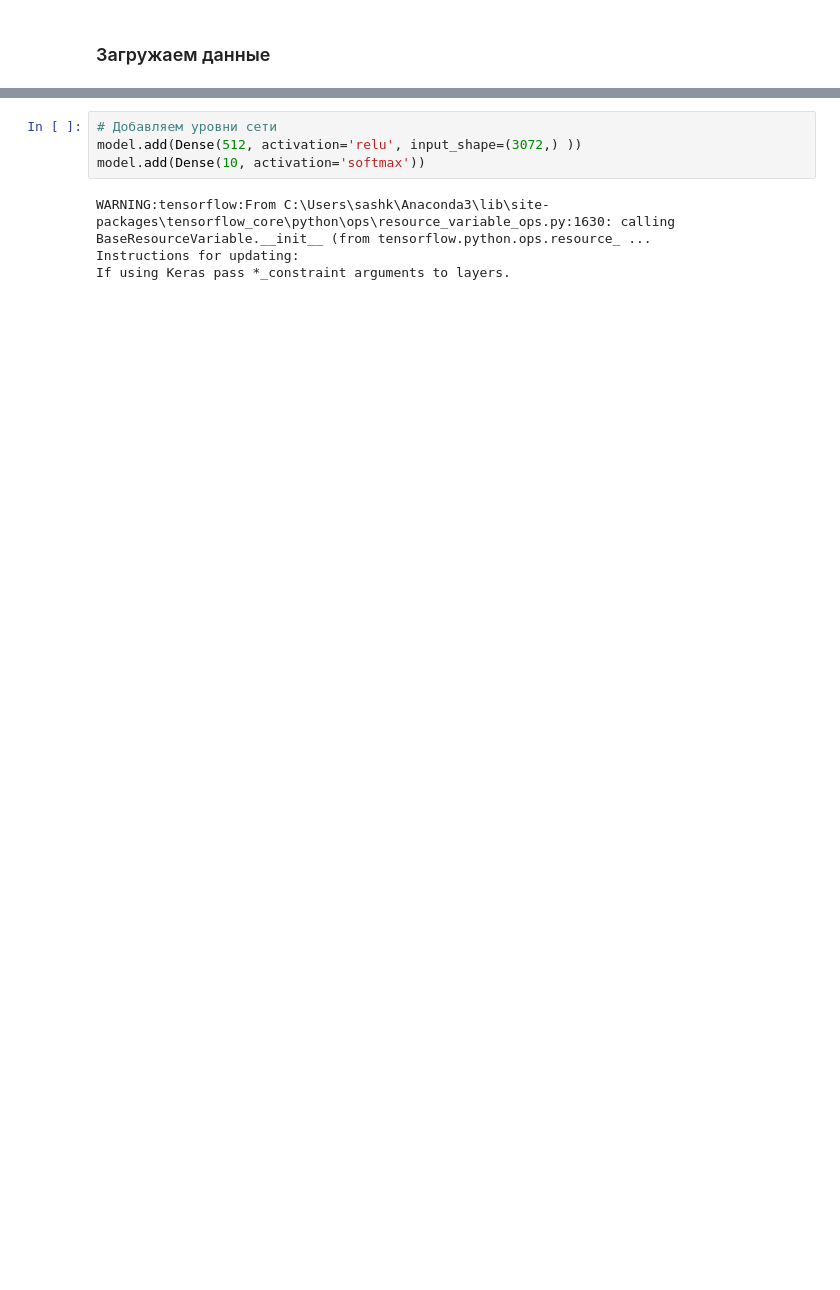
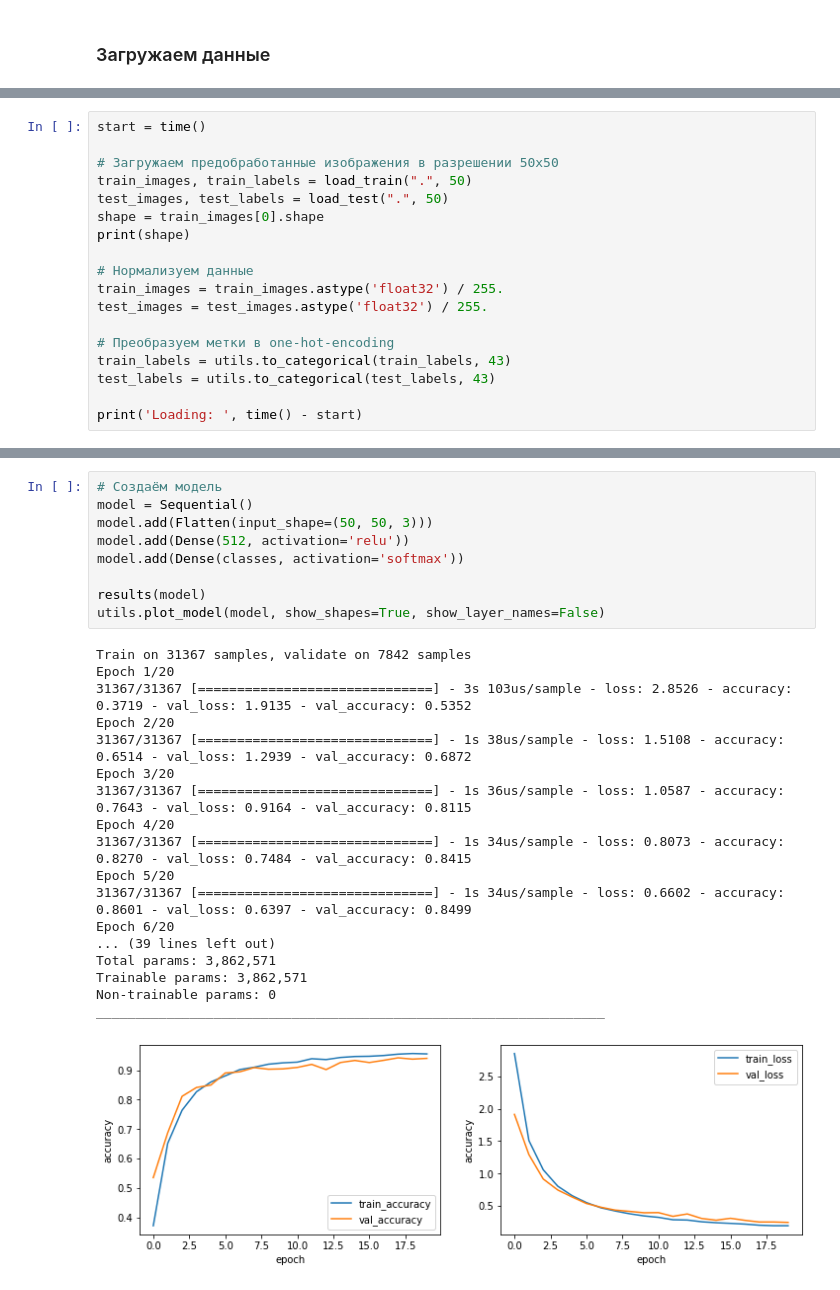
Before and after one commit to AlexKrasnov/DL, a Jupyter notebook: lab2.ipynb, the cells around one changed output, grey strips where cells are left out. Saved outputs shown, nothing was run; the diff lists cells and outputs as text; blank space fills up the shorter version.

```diff
--- a/lab2.ipynb
+++ b/lab2.ipynb
@@ -37,0 +115,18 @@ model = Sequential()
+# %%
+start = time()
+
+# Загружаем предобработанные изображения в разрешении 50x50
+train_images, train_labels = load_train(".", 50)
+test_images, test_labels = load_test(".", 50)
+shape = train_images[0].shape
+print(shape)
+
+# Нормализуем данные
+train_images = train_images.astype('float32') / 255.
+test_images = test_images.astype('float32') / 255.
+
+# Преобразуем метки в one-hot-encoding
+train_labels = utils.to_categorical(train_labels, 43)
+test_labels = utils.to_categorical(test_labels, 43)
+
+print('Loading: ', time() - start)
@@ -38,8 +188,28 @@ model = Sequential()
 # %%
-# Добавляем уровни сети
-model.add(Dense(512, activation='relu', input_shape=(3072,) ))
-model.add(Dense(10, activation='softmax'))
+# Создаём модель
+model = Sequential()
+model.add(Flatten(input_shape=(50, 50, 3)))
+model.add(Dense(512, activation='relu'))
+model.add(Dense(classes, activation='softmax'))
+
+results(model)
+utils.plot_model(model, show_shapes=True, show_layer_names=False)
 # %% [output]
-WARNING:tensorflow:From C:\Users\sashk\Anaconda3\lib\site-packages\tensorflow_core\python\ops\resource_variable_ops.py:1630: calling BaseResourceVariable.__init__ (from tensorflow.python.ops.resource_ ...
-Instructions for updating:
-If using Keras pass *_constraint arguments to layers.
+Train on 31367 samples, validate on 7842 samples
+Epoch 1/20
+31367/31367 [==============================] - 3s 103us/sample - loss: 2.8526 - accuracy: 0.3719 - val_loss: 1.9135 - val_accuracy: 0.5352
+Epoch 2/20
+31367/31367 [==============================] - 1s 38us/sample - loss: 1.5108 - accuracy: 0.6514 - val_loss: 1.2939 - val_accuracy: 0.6872
+Epoch 3/20
+31367/31367 [==============================] - 1s 36us/sample - loss: 1.0587 - accuracy: 0.7643 - val_loss: 0.9164 - val_accuracy: 0.8115
+Epoch 4/20
+31367/31367 [==============================] - 1s 34us/sample - loss: 0.8073 - accuracy: 0.8270 - val_loss: 0.7484 - val_accuracy: 0.8415
+Epoch 5/20
+31367/31367 [==============================] - 1s 34us/sample - loss: 0.6602 - accuracy: 0.8601 - val_loss: 0.6397 - val_accuracy: 0.8499
+Epoch 6/20
+... (39 lines left out)
+Total params: 3,862,571
+Trainable params: 3,862,571
+Non-trainable params: 0
+_________________________________________________________________
+[figure, added]
```
Also changed, not shown: parts of 33 cells of this notebook, 7 other files.
